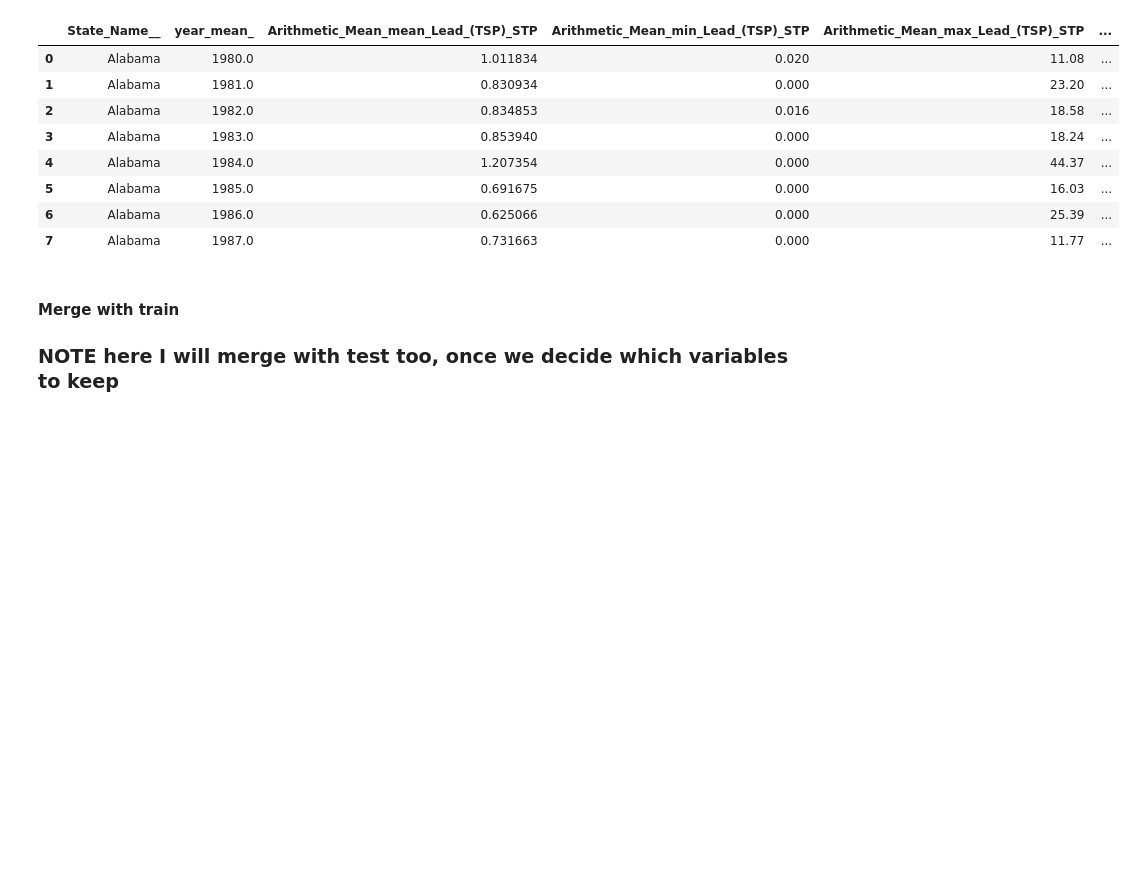
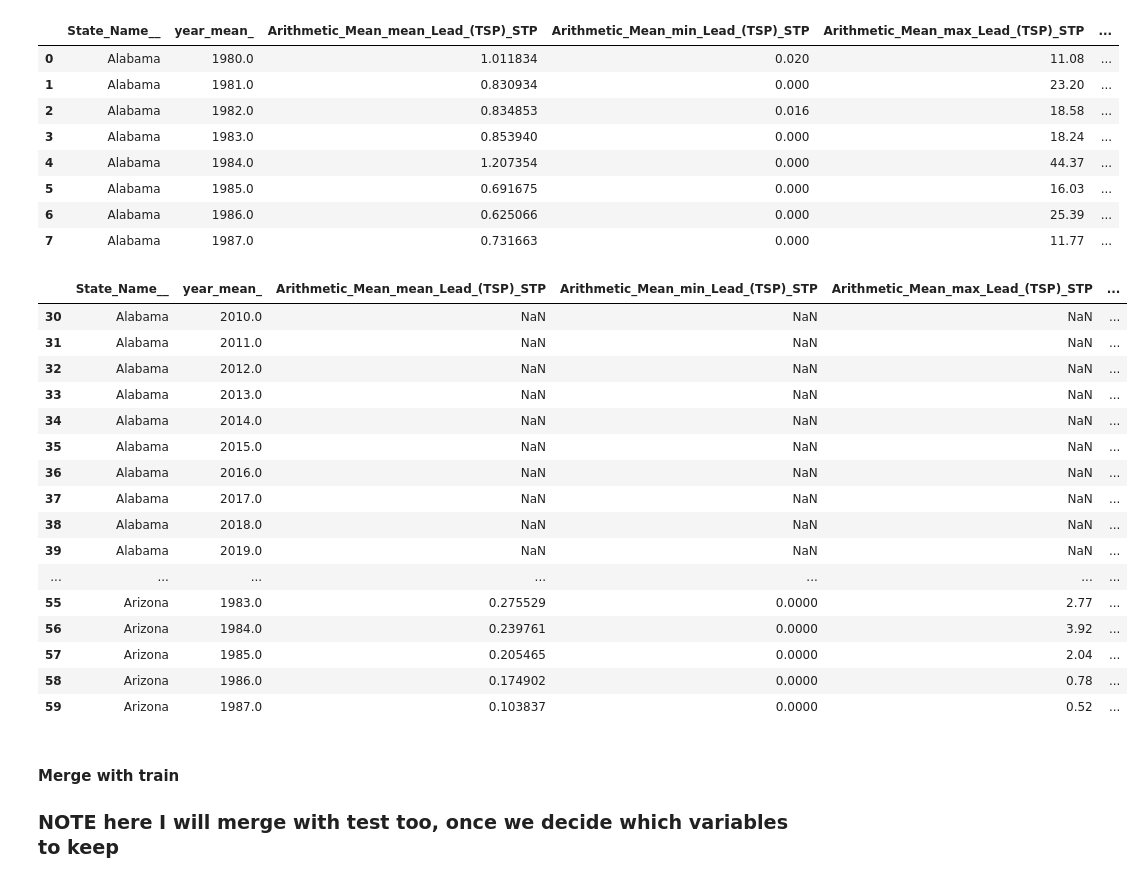
Before and after one commit to AlanAndrews/Air_toxicity, a Jupyter notebook: Adriana/1_Data preparation.ipynb, the cells around one changed output. Saved outputs shown, nothing was run; the diff lists cells and outputs as text; code cells hidden in the pictures; blank space fills up the shorter version.

```diff
--- a/Adriana/1_Data preparation.ipynb
+++ b/Adriana/1_Data preparation.ipynb
@@ -500,6 +500,26 @@ lead_trans[:8]
 | 5 | Alabama | 1985.0 | 0.691675 | 0.000 | 16.03 | ... |
 | 6 | Alabama | 1986.0 | 0.625066 | 0.000 | 25.39 | ... |
 | 7 | Alabama | 1987.0 | 0.731663 | 0.000 | 11.77 | ... |
+# %%
+lead_trans[30:60]
+# %% [output]
+|  | State_Name__ | year_mean_ | Arithmetic_Mean_mean_Lead_(TSP)_STP | Arithmetic_Mean_min_Lead_(TSP)_STP | Arithmetic_Mean_max_Lead_(TSP)_STP | ... |
+| 30 | Alabama | 2010.0 | NaN | NaN | NaN | ... |
+| 31 | Alabama | 2011.0 | NaN | NaN | NaN | ... |
+| 32 | Alabama | 2012.0 | NaN | NaN | NaN | ... |
+| 33 | Alabama | 2013.0 | NaN | NaN | NaN | ... |
+| 34 | Alabama | 2014.0 | NaN | NaN | NaN | ... |
+| 35 | Alabama | 2015.0 | NaN | NaN | NaN | ... |
+| 36 | Alabama | 2016.0 | NaN | NaN | NaN | ... |
+| 37 | Alabama | 2017.0 | NaN | NaN | NaN | ... |
+| 38 | Alabama | 2018.0 | NaN | NaN | NaN | ... |
+| 39 | Alabama | 2019.0 | NaN | NaN | NaN | ... |
+| ... | ... | ... | ... | ... | ... | ... |
+| 55 | Arizona | 1983.0 | 0.275529 | 0.0000 | 2.77 | ... |
+| 56 | Arizona | 1984.0 | 0.239761 | 0.0000 | 3.92 | ... |
+| 57 | Arizona | 1985.0 | 0.205465 | 0.0000 | 2.04 | ... |
+| 58 | Arizona | 1986.0 | 0.174902 | 0.0000 | 0.78 | ... |
+| 59 | Arizona | 1987.0 | 0.103837 | 0.0000 | 0.52 | ... |
 # %% [markdown]
 #### Merge with train
 
```
Also changed, not shown: parts of 8 cells of this notebook, 16 other files.
